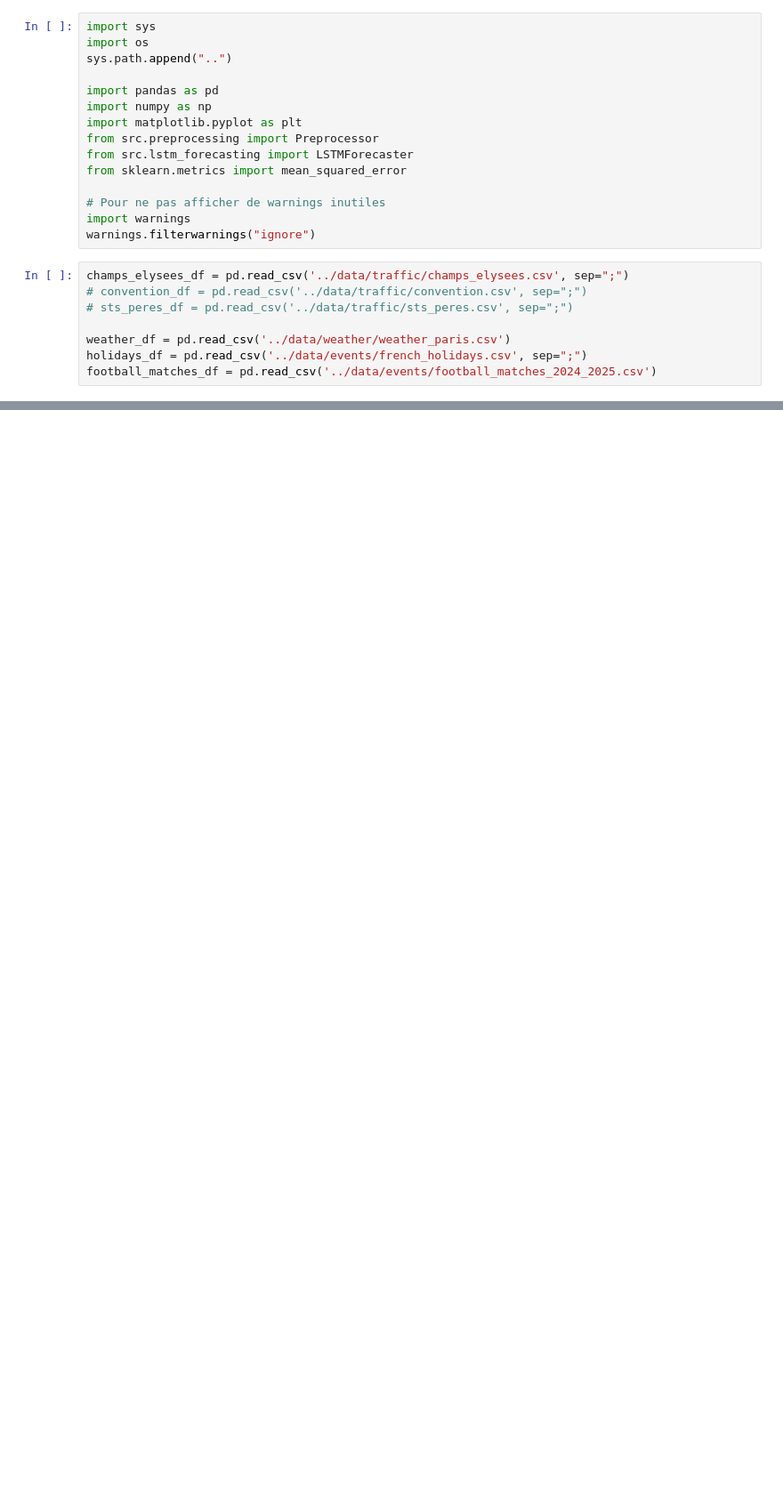
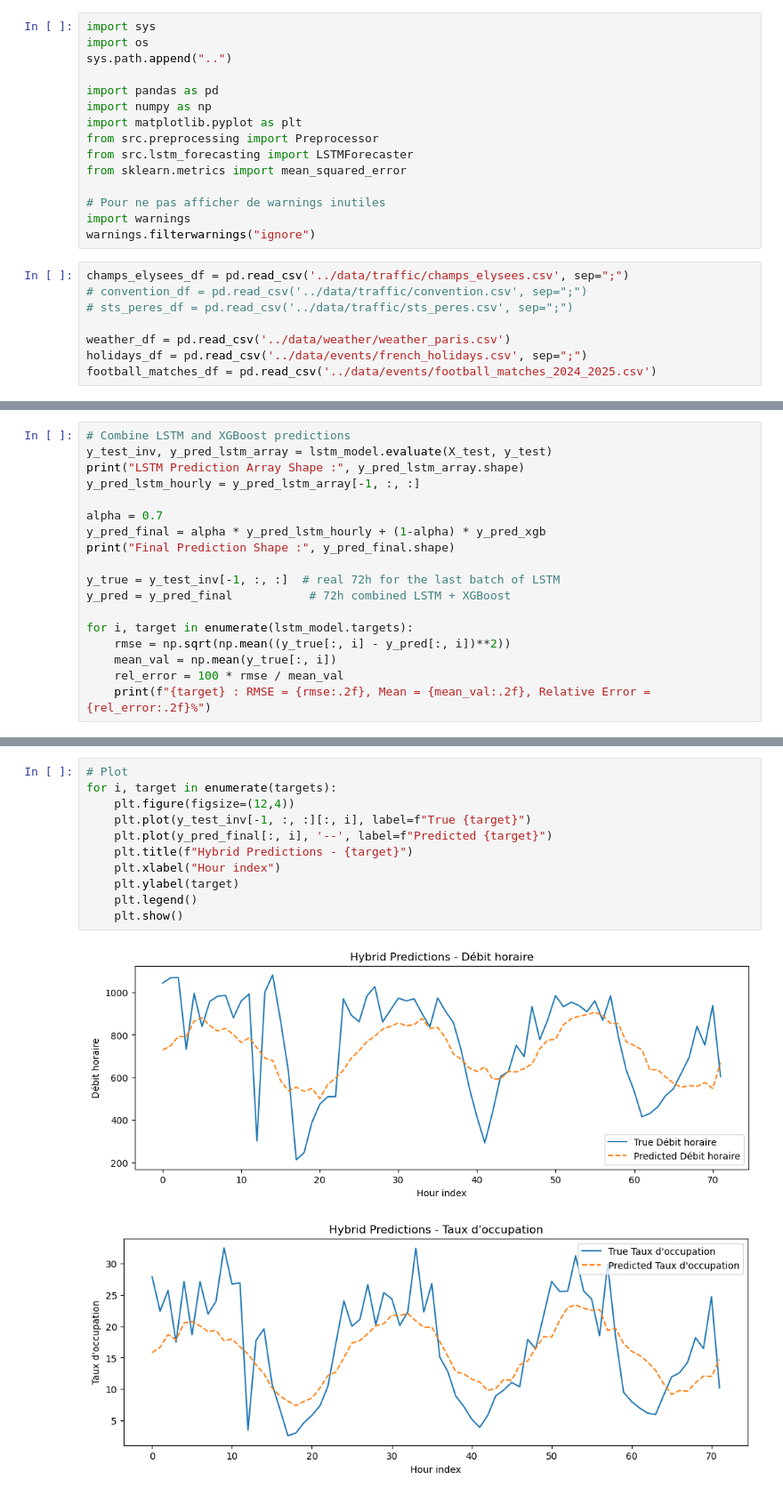
Before and after one commit to JimmyGuertin/Datathon-BCG, a Jupyter notebook: notebooks/forecasting_champs.ipynb, the cells around one changed output, grey strips where cells are left out. Shown at 89% size. Cells and saved outputs as stored; diff of their text form; blank space fills up the shorter version.

```diff
--- a/notebooks/forecasting_champs.ipynb
+++ b/notebooks/forecasting_champs.ipynb
@@ -179,0 +200,18 @@ Taux d'occupation : RMSE = 7.85, Mean = 15.96, Relative error = 49.15%
+# %%
+# Combine LSTM and XGBoost predictions
+y_test_inv, y_pred_lstm_array = lstm_model.evaluate(X_test, y_test)
+print("LSTM Prediction Array Shape :", y_pred_lstm_array.shape)
+y_pred_lstm_hourly = y_pred_lstm_array[-1, :, :]
+
+alpha = 0.7
+y_pred_final = alpha * y_pred_lstm_hourly + (1-alpha) * y_pred_xgb
+print("Final Prediction Shape :", y_pred_final.shape)
+
+y_true = y_test_inv[-1, :, :]  # real 72h for the last batch of LSTM
+y_pred = y_pred_final           # 72h combined LSTM + XGBoost
+
+for i, target in enumerate(lstm_model.targets):
+    rmse = np.sqrt(np.mean((y_true[:, i] - y_pred[:, i])**2))
+    mean_val = np.mean(y_true[:, i])
+    rel_error = 100 * rmse / mean_val
+    print(f"{target} : RMSE = {rmse:.2f}, Mean = {mean_val:.2f}, Relative Error = {rel_error:.2f}%")
@@ -179,0 +226,14 @@ Taux d'occupation : RMSE = 7.85, Mean = 15.96, Relative error = 49.15%
+# %%
+# Plot
+for i, target in enumerate(targets):
+    plt.figure(figsize=(12,4))
+    plt.plot(y_test_inv[-1, :, :][:, i], label=f"True {target}")
+    plt.plot(y_pred_final[:, i], '--', label=f"Predicted {target}")
+    plt.title(f"Hybrid Predictions - {target}")
+    plt.xlabel("Hour index")
+    plt.ylabel(target)
+    plt.legend()
+    plt.show()
+# %% [output]
+[figure, added]
+[figure, added]
```
Also changed, not shown: parts of 10 cells of this notebook, 2 other files.
